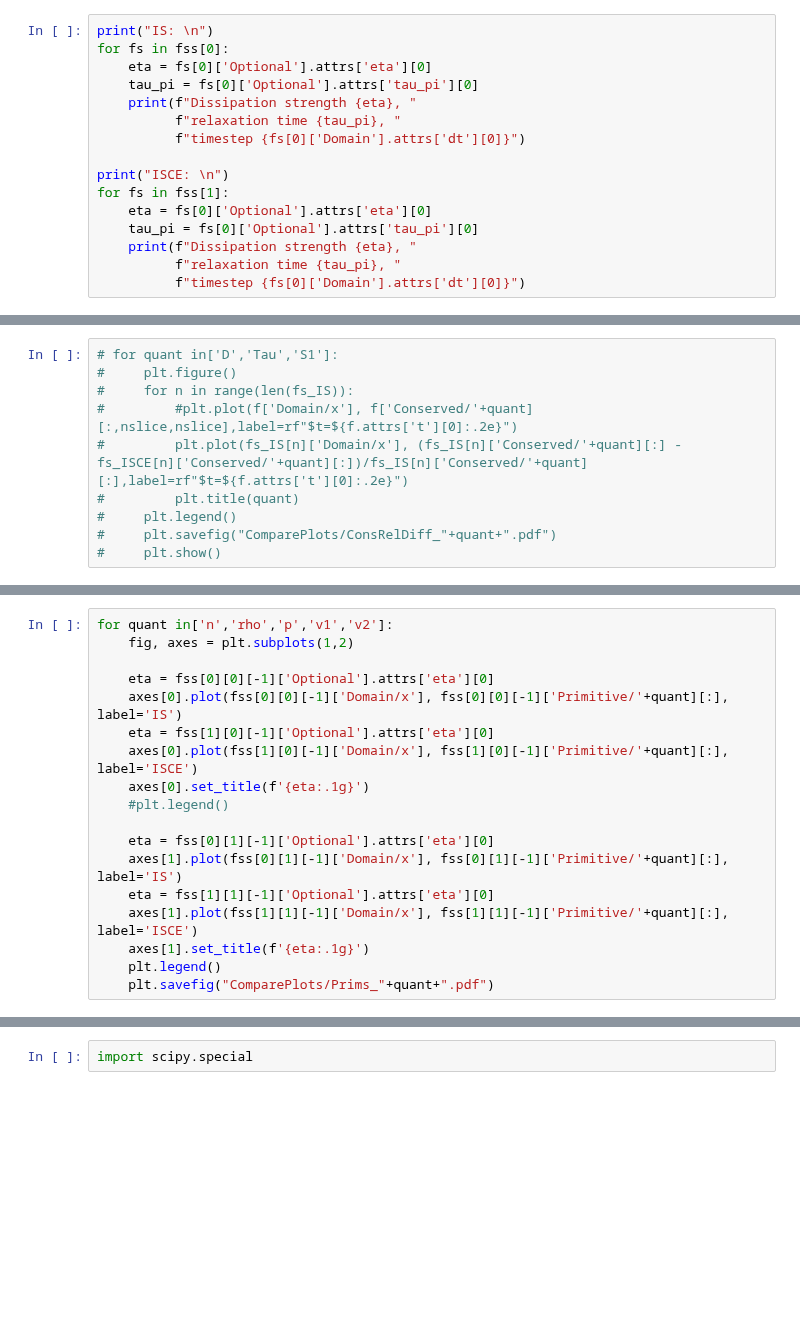
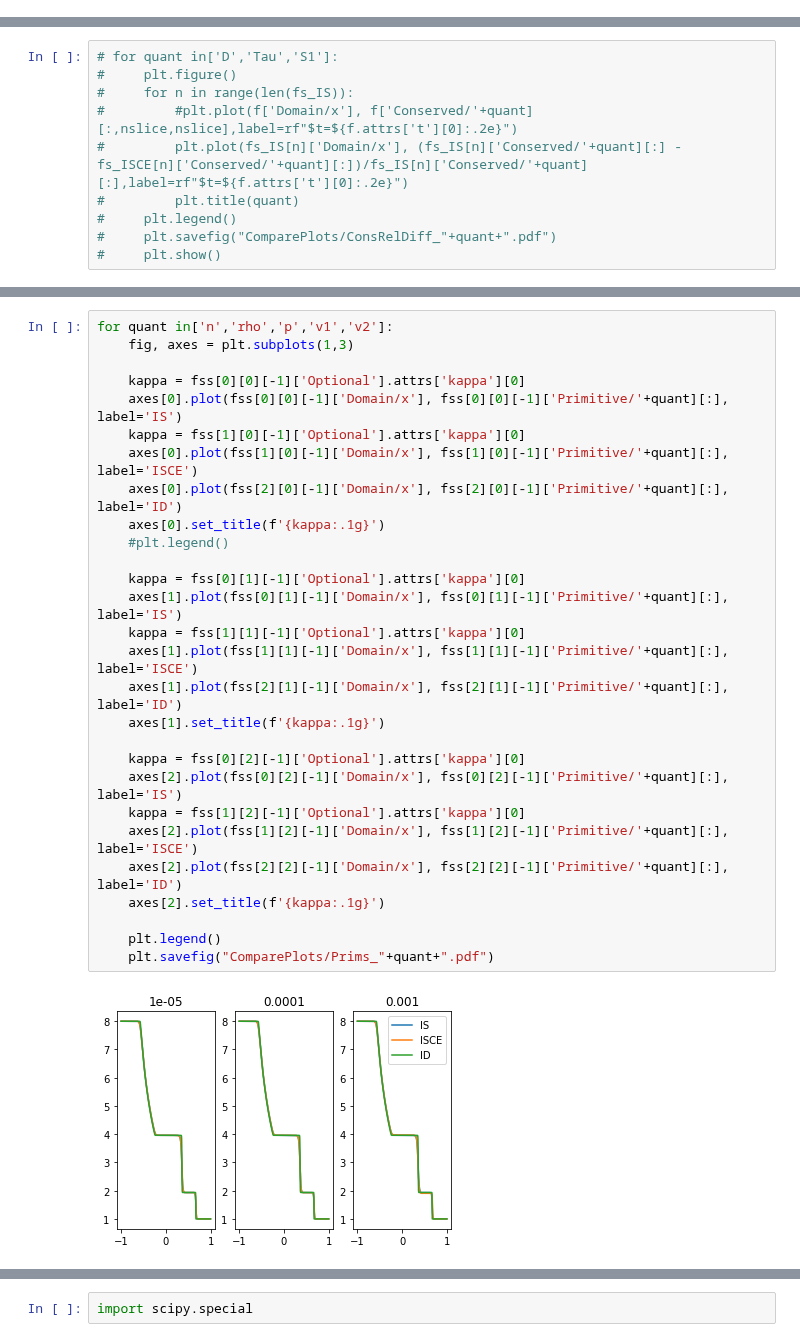
Before and after one commit to MarcusHatton/Plotting, a Jupyter notebook: StillShockScalingKappa.ipynb, the cells around one changed output, grey strips where cells are left out. Cells and saved outputs as stored; diff of their text form; blank space fills up the shorter version.

```diff
--- a/StillShockScalingKappa.ipynb
+++ b/StillShockScalingKappa.ipynb
@@ -102,19 +136,3 @@ print(size)
-# %%
-print("IS: \n")
-for fs in fss[0]:
-    eta = fs[0]['Optional'].attrs['eta'][0]
-    tau_pi = fs[0]['Optional'].attrs['tau_pi'][0]
-    print(f"Dissipation strength {eta}, "
-          f"relaxation time {tau_pi}, "
-          f"timestep {fs[0]['Domain'].attrs['dt'][0]}")
-
-print("ISCE: \n")
-for fs in fss[1]:
-    eta = fs[0]['Optional'].attrs['eta'][0]
-    tau_pi = fs[0]['Optional'].attrs['tau_pi'][0]
-    print(f"Dissipation strength {eta}, "
-          f"relaxation time {tau_pi}, "
-          f"timestep {fs[0]['Domain'].attrs['dt'][0]}")
 # %%
 for fs in fss[0]:
     print(fs[-1].attrs['t'])
@@ -156,18 +197,30 @@ for quant in['n','rho','p','v1','v2']:
 # %%
 for quant in['n','rho','p','v1','v2']:
-    fig, axes = plt.subplots(1,2)
+    fig, axes = plt.subplots(1,3)
 
-    eta = fss[0][0][-1]['Optional'].attrs['eta'][0]
+    kappa = fss[0][0][-1]['Optional'].attrs['kappa'][0]
     axes[0].plot(fss[0][0][-1]['Domain/x'], fss[0][0][-1]['Primitive/'+quant][:], label='IS')
-    eta = fss[1][0][-1]['Optional'].attrs['eta'][0]
+    kappa = fss[1][0][-1]['Optional'].attrs['kappa'][0]
     axes[0].plot(fss[1][0][-1]['Domain/x'], fss[1][0][-1]['Primitive/'+quant][:], label='ISCE')
-    axes[0].set_title(f'{eta:.1g}')
+    axes[0].plot(fss[2][0][-1]['Domain/x'], fss[2][0][-1]['Primitive/'+quant][:], label='ID')
+    axes[0].set_title(f'{kappa:.1g}')
     #plt.legend()
 
-    eta = fss[0][1][-1]['Optional'].attrs['eta'][0]
+    kappa = fss[0][1][-1]['Optional'].attrs['kappa'][0]
     axes[1].plot(fss[0][1][-1]['Domain/x'], fss[0][1][-1]['Primitive/'+quant][:], label='IS')
-    eta = fss[1][1][-1]['Optional'].attrs['eta'][0]
+    kappa = fss[1][1][-1]['Optional'].attrs['kappa'][0]
     axes[1].plot(fss[1][1][-1]['Domain/x'], fss[1][1][-1]['Primitive/'+quant][:], label='ISCE')
-    axes[1].set_title(f'{eta:.1g}')
+    axes[1].plot(fss[2][1][-1]['Domain/x'], fss[2][1][-1]['Primitive/'+quant][:], label='ID')
+    axes[1].set_title(f'{kappa:.1g}')
+
+    kappa = fss[0][2][-1]['Optional'].attrs['kappa'][0]
+    axes[2].plot(fss[0][2][-1]['Domain/x'], fss[0][2][-1]['Primitive/'+quant][:], label='IS')
+    kappa = fss[1][2][-1]['Optional'].attrs['kappa'][0]
+    axes[2].plot(fss[1][2][-1]['Domain/x'], fss[1][2][-1]['Primitive/'+quant][:], label='ISCE')
+    axes[2].plot(fss[2][2][-1]['Domain/x'], fss[2][2][-1]['Primitive/'+quant][:], label='ID')
+    axes[2].set_title(f'{kappa:.1g}')
+
     plt.legend()
     plt.savefig("ComparePlots/Prims_"+quant+".pdf")
+# %% [output]
+[figure, added]
```
Also changed, not shown: parts of 13 cells of this notebook, 2 other files.
